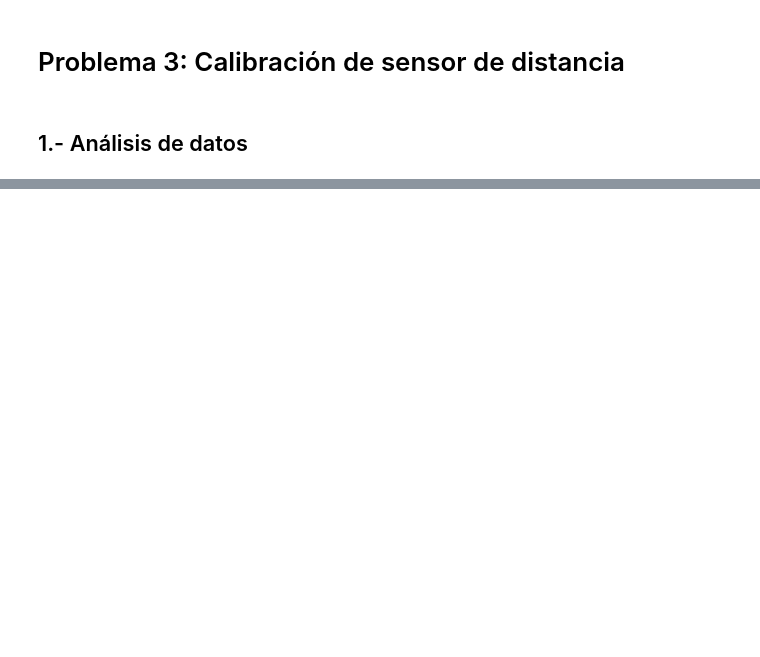
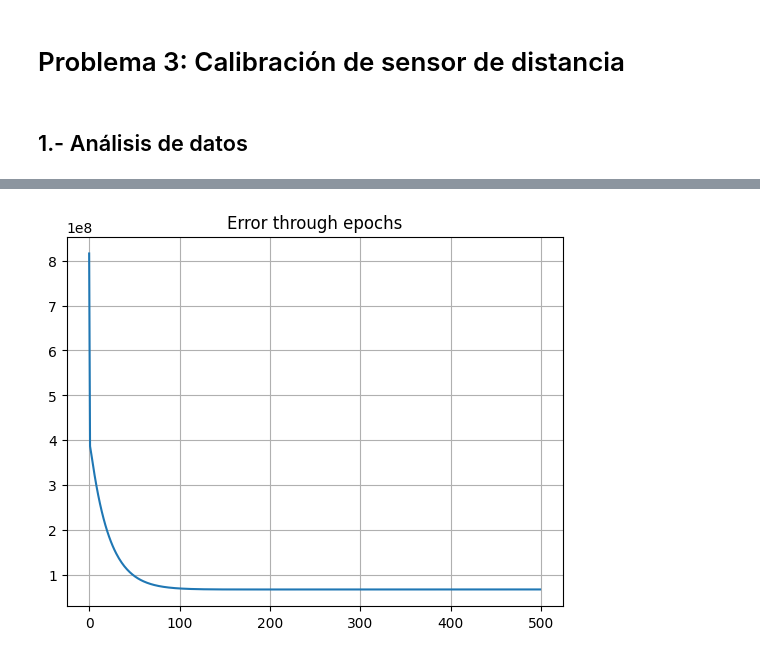
Before and after one commit to OSWA00/sistemas-ciber-fisicos-II, a Jupyter notebook: machine_learning/01/P2-Sensores.ipynb, the cells around one changed output, grey strips where cells are left out. Saved outputs shown, nothing was run; the diff lists cells and outputs as text; code cells hidden in the pictures; blank space fills up the shorter version.

```diff
--- a/machine_learning/01/P2-Sensores.ipynb
+++ b/machine_learning/01/P2-Sensores.ipynb
@@ -25,0 +110,7 @@ plt.show()
+# %%
+plt.plot(model.cost_history)
+plt.title("Error through epochs")
+plt.grid(True)
+plt.show()
+# %% [output]
+[figure, added]
```
Also changed, not shown: parts of 5 cells of this notebook, 1 other file.
